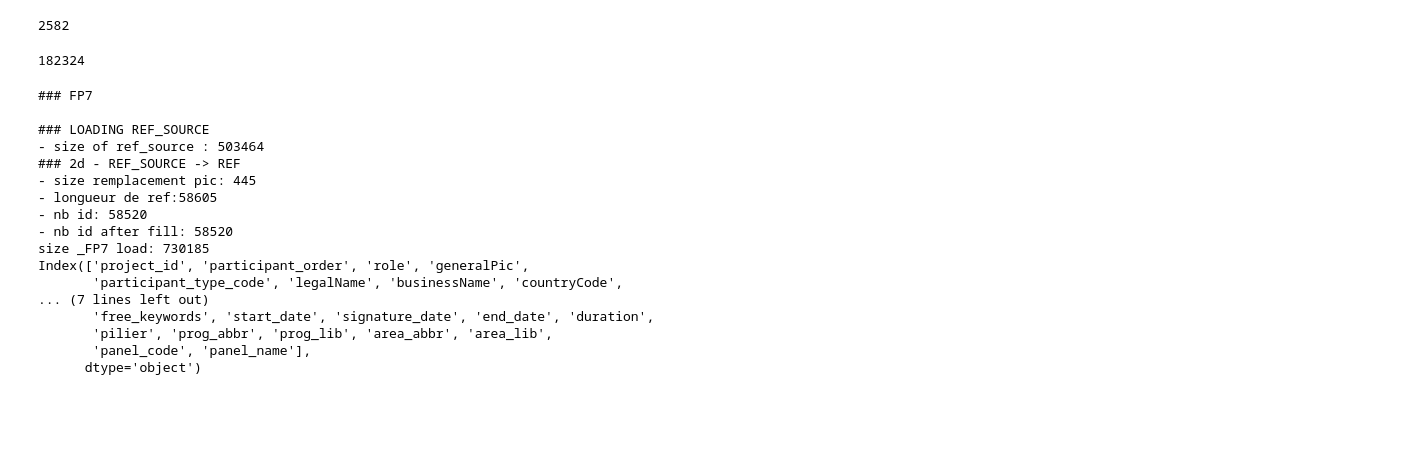
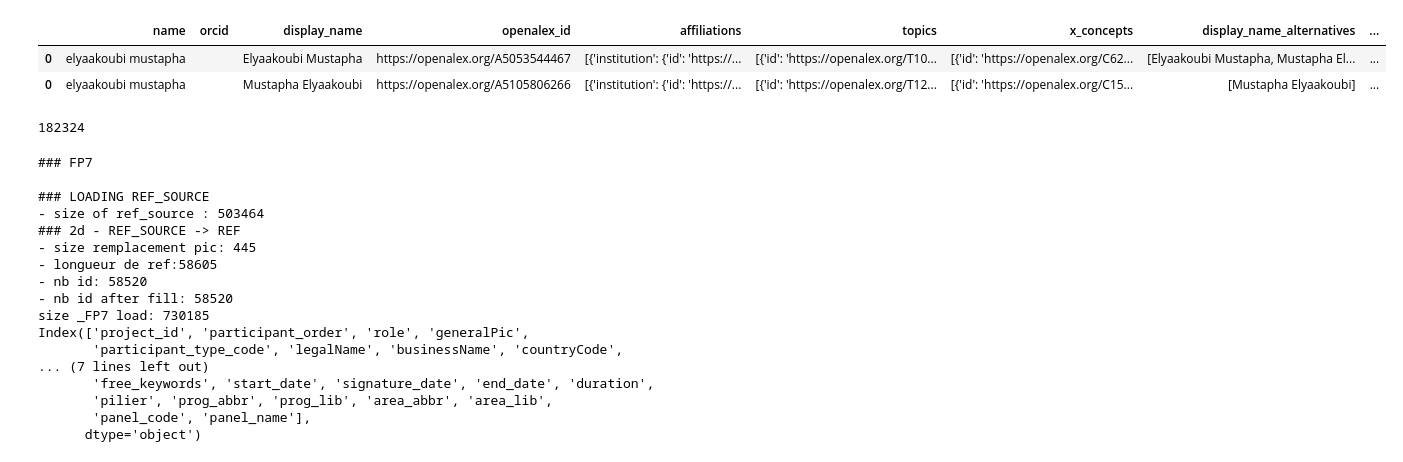
Before and after one commit to dataesr/pcri, a Jupyter notebook: test.ipynb, the cells around one changed output. Cells and saved outputs as stored; diff of their text form; code cells hidden in the pictures; blank space fills up the shorter version.

Commit message:
fix affiliations2

```diff
--- a/test.ipynb
+++ b/test.ipynb
@@ -17,7 +17,3 @@ pp = perso[['project_id','generalPic' ,'contact', 'orcid_id']].drop_duplicates()
 # pp.mask(pp=='', inplace=True)
 pp = pp.fillna('')
 # pp = pp.loc[pp.orcid_id=='', ['contact', 'orcid_id']].drop_duplicates()
-# %%
-print(len(pp.loc[pp.orcid_id!='']))
-# %% [output]
-2582
@@ -23,0 +32,37 @@ print(len(pp.loc[pp.orcid_id!='']))
+# %%
+import requests, pandas as pd, time
+df=pd.DataFrame()
+author = {
+"name": 'elyaakoubi mustapha',
+# "name": 'jeremy peglion',
+"orcid": ''
+}
+try:
+    if author.get("orcid"):
+    # Get author by Orcid
+        url = f"https://api.openalex.org/authors/orcid:{author.get('orcid')}?mailto=bso@recherche.gouv.fr"
+        author_openalex = requests.get(url).json().get("results")
+        author.update({'display_name':author_openalex.get('display_name'), 'openalex_id':author_openalex.get('id'), 'affiliations':author_openalex.get('affiliations'), 'topics':author_openalex.get('topics'),  'x_concepts':author_openalex.get('x_concepts'), 'ids':author_openalex.get('ids'), 'display_name_alternatives':author_openalex.get('display_name_alternatives')})
+        df=pd.concat([df, pd.json_normalize(author)])
+    else:
+        url = f"https://api.openalex.org/authors?filter=display_name.search:{author.get('name')}"
+        nb_openalex=requests.get(url).json().get("meta").get('count')
+        result={}
+        if nb_openalex>0:
+            for n in range(nb_openalex):
+                author_openalex = requests.get(url).json().get("results")[n]
+                result.update({'display_name':author_openalex.get('display_name'), 'openalex_id':author_openalex.get('id'), 'affiliations':author_openalex.get('affiliations'), 'topics':author_openalex.get('topics'),  'x_concepts':author_openalex.get('x_concepts'), 'ids':author_openalex.get('ids'), 'display_name_alternatives':author_openalex.get('display_name_alternatives')})
+                author.update(result)
+                df=pd.concat([df, pd.json_normalize(author)])
+except requests.exceptions.HTTPError as http_err:
+    print(f"\n{time.strftime("%H:%M:%S")}-> HTTP error occurred: {http_err}")
+except requests.exceptions.RequestException as err:
+    print(f"\n{time.strftime("%H:%M:%S")}-> Error occurred: {err}")
+except Exception as e:
+    print(f"\n{time.strftime("%H:%M:%S")}-> An unexpected error occurred: {e}")
+# %%
+df
+# %% [output]
+|  | name | orcid | display_name | openalex_id | affiliations | topics | x_concepts | display_name_alternatives | ... |
+| 0 | elyaakoubi mustapha |  | Elyaakoubi Mustapha | https://openalex.org/A5053544467 | [{'institution': {'id': 'https://... | [{'id': 'https://openalex.org/T10... | [{'id': 'https://openalex.org/C62... | [Elyaakoubi Mustapha, Mustapha El... | ... |
+| 0 | elyaakoubi mustapha |  | Mustapha Elyaakoubi | https://openalex.org/A5105806266 | [{'institution': {'id': 'https://... | [{'id': 'https://openalex.org/T12... | [{'id': 'https://openalex.org/C15... | [Mustapha Elyaakoubi] | ... |
```
Also changed, not shown: parts of 2 cells of this notebook, 1 other file.
